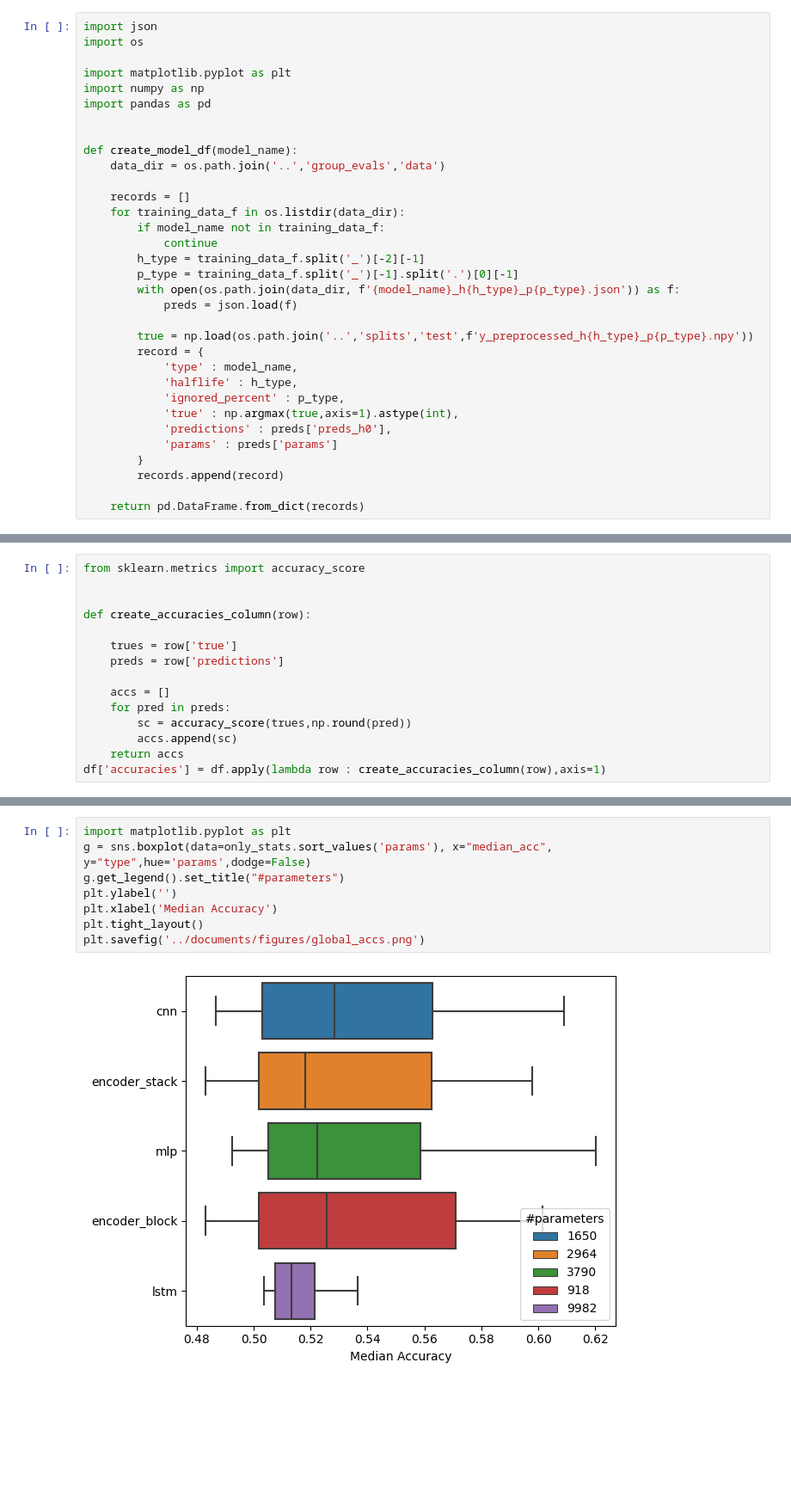
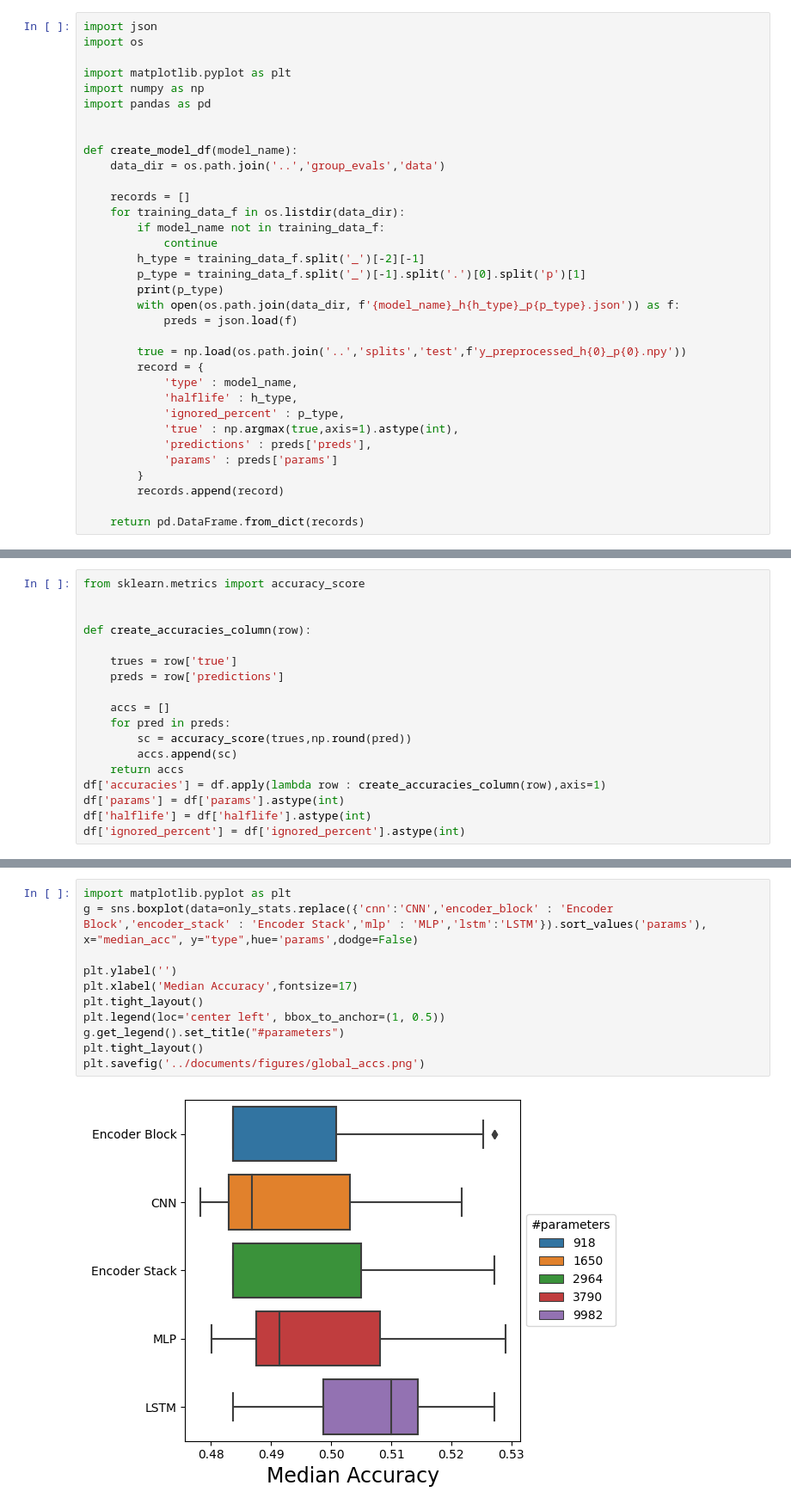
Before and after one commit to Marci0707/CryptoPredictions, a Jupyter notebook: useful_notebooks/eval.ipynb, the cells around one changed output, grey strips where cells are left out. Shown at 86% size. Cells and saved outputs as stored; diff of their text form; blank space fills up the shorter version.

```diff
--- a/useful_notebooks/eval.ipynb
+++ b/useful_notebooks/eval.ipynb
@@ -15,17 +15,18 @@ def create_model_df(model_name):
         if model_name not in training_data_f:
             continue
         h_type = training_data_f.split('_')[-2][-1]
-        p_type = training_data_f.split('_')[-1].split('.')[0][-1]
+        p_type = training_data_f.split('_')[-1].split('.')[0].split('p')[1]
+        print(p_type)
         with open(os.path.join(data_dir, f'{model_name}_h{h_type}_p{p_type}.json')) as f:
             preds = json.load(f)
 
-        true = np.load(os.path.join('..','splits','test',f'y_preprocessed_h{h_type}_p{p_type}.npy'))
+        true = np.load(os.path.join('..','splits','test',f'y_preprocessed_h{0}_p{0}.npy'))
         record = {
             'type' : model_name,
             'halflife' : h_type,
             'ignored_percent' : p_type,
             'true' : np.argmax(true,axis=1).astype(int),
-            'predictions' : preds['preds_h0'],
+            'predictions' : preds['preds'],
             'params' : preds['params']
         }
         records.append(record)
@@ -78,3 +97,6 @@ def create_accuracies_column(row):
         accs.append(sc)
     return accs
 df['accuracies'] = df.apply(lambda row : create_accuracies_column(row),axis=1)
+df['params'] = df['params'].astype(int)
+df['halflife'] = df['halflife'].astype(int)
+df['ignored_percent'] = df['ignored_percent'].astype(int)
@@ -230,12 +229,15 @@ sns.scatterplot(only_stats.groupby('halflife')[['median_acc','variance_acc']].me
 # %%
 import matplotlib.pyplot as plt
-g = sns.boxplot(data=only_stats.sort_values('params'), x="median_acc", y="type",hue='params',dodge=False)
+g = sns.boxplot(data=only_stats.replace({'cnn':'CNN','encoder_block' : 'Encoder Block','encoder_stack' : 'Encoder Stack','mlp' : 'MLP','lstm':'LSTM'}).sort_values('params'), x="median_acc", y="type",hue='params',dodge=False)
+
+plt.ylabel('')
+plt.xlabel('Median Accuracy',fontsize=17)
+plt.tight_layout()
+plt.legend(loc='center left', bbox_to_anchor=(1, 0.5))
 g.get_legend().set_title("#parameters")
-plt.ylabel('')
-plt.xlabel('Median Accuracy')
 plt.tight_layout()
 plt.savefig('../documents/figures/global_accs.png')
 # %% [output]
-[figure, old version]
+[figure, new version]
 # %%
 tmp = only_stats.groupby(['halflife','ignored_percent'])[['median_acc']].median()
```
Also changed, not shown: parts of 20 cells of this notebook, 8 other files.
